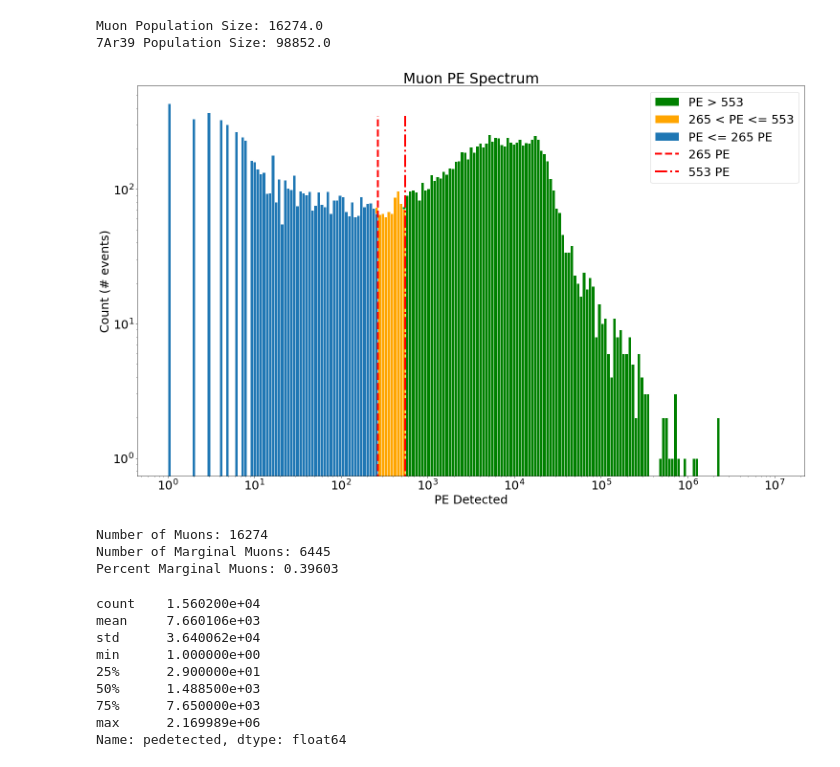
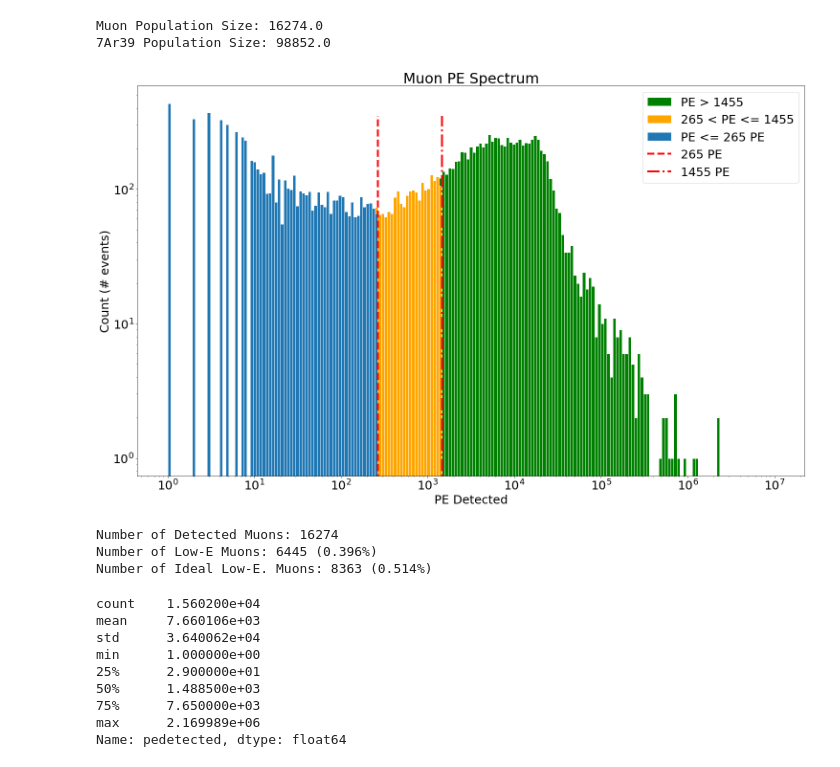
Before and after one commit to luigiberducci/ML4NP, a Jupyter notebook: Notebooks/AnalysisMuonsInROI/analsysis_muonenergy_with_newdata.ipynb, the cells around one changed output. Cells and saved outputs as stored; diff of their text form; code cells hidden in the pictures.

```diff
--- a/Notebooks/AnalysisMuonsInROI/analsysis_muonenergy_with_newdata.ipynb
+++ b/Notebooks/AnalysisMuonsInROI/analsysis_muonenergy_with_newdata.ipynb
@@ -93,39 +93,39 @@ pedet_gbyevent_smallROI_stats = pedet_gbyevent_smallROI.describe()
 # %%
 alpha=1
 bins = np.logspace(0, 7, 200)
 plt.title("Muon PE Spectrum")
 plt.xlabel("PE Detected")
 plt.ylabel("Count (# events)")
 #plt.vlines(x=18, ymin=0, ymax=1, label="18 PE", color='r', linestyles='dashed', linewidth=3)
 #plt.vlines(x=80, ymin=0, ymax=1, label="80 PE", color='r', linestyles='dashdot', linewidth=3)
 plt.vlines(x=265, ymin=0, ymax=350, label="265 PE", color='r', linestyles='dashed', linewidth=4)
-plt.vlines(x=553, ymin=0, ymax=350, label="553 PE", color='r', linestyles='dashdot', linewidth=4)
+plt.vlines(x=round(7*565*40*0.0092), ymin=0, ymax=350, label="{} PE".format(round(7*565*40*0.0092)), color='r', linestyles='dashdot', linewidth=4)
 
-plt.hist(pedet_gbyevent_nonzero, bins=bins, density=False, label="PE > 553", alpha=alpha, edgecolor='w', color='g')
-plt.hist(pedet_gbyevent_nonzero[pedet_gbyevent_nonzero<=550], bins=bins, density=False, label="265 < PE <= 553", alpha=alpha, edgecolor='w', color='orange')
+plt.hist(pedet_gbyevent_nonzero, bins=bins, density=False, label="PE > {}".format(round(7*565*40*0.0092)), alpha=alpha, edgecolor='w', color='g')
+plt.hist(pedet_gbyevent_nonzero[pedet_gbyevent_nonzero<=round(7*565*40*0.0092)], bins=bins, density=False, label="265 < PE <= {}".format(round(7*565*40*0.0092)), alpha=alpha, edgecolor='w', color='orange')
 plt.hist(pedet_gbyevent_nonzero[pedet_gbyevent_nonzero<=265], bins=bins, density=False, label="PE <= 265 PE", alpha=alpha, edgecolor='w', color='C0')
 #plt.hist(pedet_gbyevent_ar39, bins=bins, density=True, label="Sim. 7-Ar39 Pileups", alpha=alpha, edgecolor='w', color='#e377c2')
 
 plt.yscale('log')
 plt.xscale('log')
 #plt.text(700, 0.01, "Simulated 7Ar39 Pileups: up to 265 PE detected\n\n" \
 #                    "Corner Case: 7Ar39 of max energy deposit ~4MeV.\n" \
 #                    "Considering Yield=40, max Det.Efficiency=0.0035,\n" \
 #                    "we expect ~550 PE detected. Above this bound, no Ar39!")
 #plt.text(700, 0.001, "Note: 43.7% of simulated muons have <550 PE detected.\n" \
 #                     "We can easily classify them.")
 plt.legend(loc='upper right')
 plt.show()
 # %% [output]
-[figure, old version]
+[figure, new version]
 # %%
-print("Number of Muons: {}".format(len(pedet_gbyevent_nonzero)))
-print("Number of Marginal Muons: {}".format(len(pedet_gbyevent_nonzero[pedet_gbyevent_nonzero<=265])))
-print("Percent Marginal Muons: {:.5f}".format(len(pedet_gbyevent_nonzero[pedet_gbyevent_nonzero<=265])/len(pedet_gbyevent_nonzero)))
+print("Number of Detected Muons: {}".format(len(pedet_gbyevent_nonzero)))
+print("Number of Low-E Muons: {} ({:.3f}%)".format(len(pedet_gbyevent_nonzero[pedet_gbyevent_nonzero<=265]), len(pedet_gbyevent_nonzero[pedet_gbyevent_nonzero<=265])/len(pedet_gbyevent_nonzero)))
+print("Number of Ideal Low-E. Muons: {} ({:.3f}%)".format(len(pedet_gbyevent_nonzero[pedet_gbyevent_nonzero<=1455]), len(pedet_gbyevent_nonzero[pedet_gbyevent_nonzero<=1455])/len(pedet_gbyevent_nonzero)))
 # %% [output]
-Number of Muons: 16274
-Number of Marginal Muons: 6445
-Percent Marginal Muons: 0.39603
+Number of Detected Muons: 16274
+Number of Low-E Muons: 6445 (0.396%)
+Number of Ideal Low-E. Muons: 8363 (0.514%)
 # %%
 pedet_gbyevent_nonzero.describe()
 # %% [output]
```
Also changed, not shown: 1 other file.
